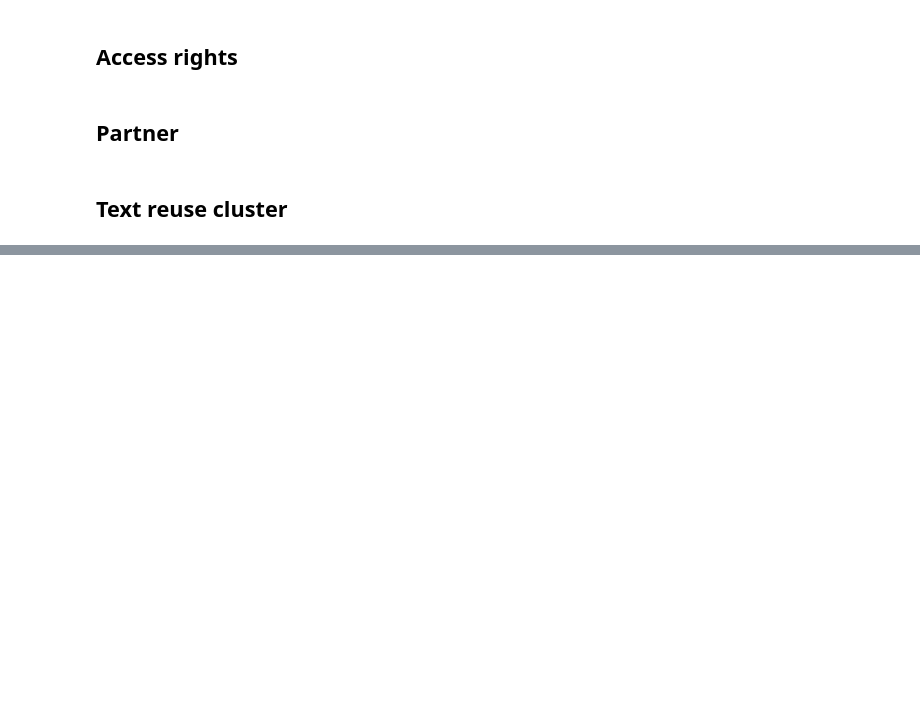
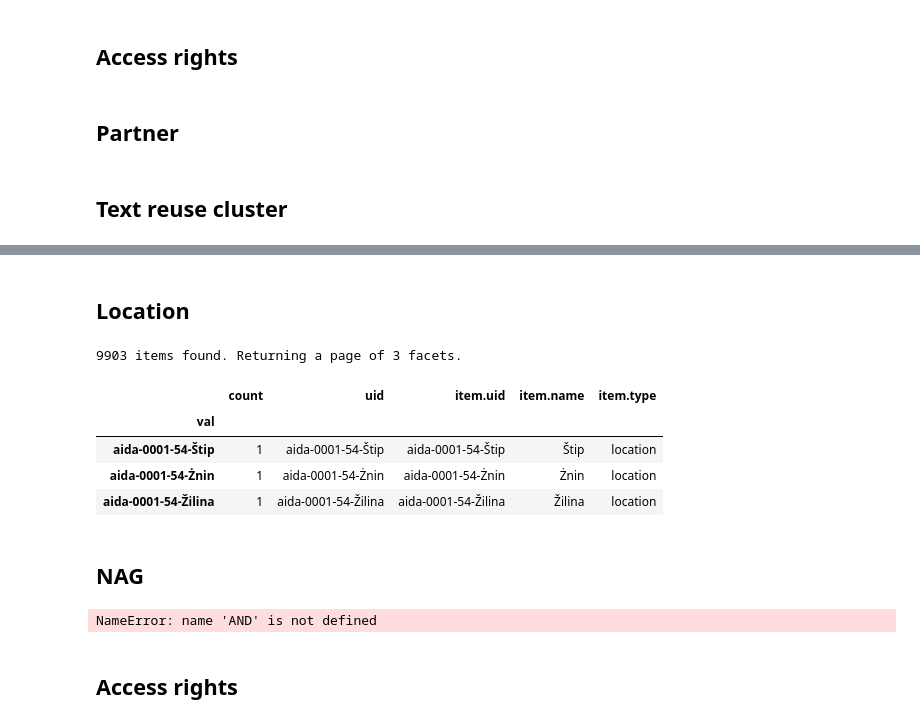
Before and after one commit to impresso/impresso-py, a Jupyter notebook: examples/notebooks/search.ipynb, the cells around one changed output, grey strips where cells are left out. Drawn from its saved outputs; the diff is of its cells as text; code cells hidden in the pictures; blank space fills up the shorter version.

```diff
--- a/examples/notebooks/search.ipynb
+++ b/examples/notebooks/search.ipynb
@@ -164,0 +373,24 @@ result.df.head(1)
+# %% [markdown]
+## Location
+# %%
+result = impresso.search.facet("location", q="pomme", offset=9900)
+print(f"{result.total} items found. Returning a page of {result.limit} facets.")
+result.df
+# %% [output]
+9903 items found. Returning a page of 3 facets.
+|  | count | uid | item.uid | item.name | item.type |
+| val |  |  |  |  |  |
+| aida-0001-54-Štip | 1 | aida-0001-54-Štip | aida-0001-54-Štip | Štip | location |
+| aida-0001-54-Żnin | 1 | aida-0001-54-Żnin | aida-0001-54-Żnin | Żnin | location |
+| aida-0001-54-Žilina | 1 | aida-0001-54-Žilina | aida-0001-54-Žilina | Žilina | location |
+# %% [markdown]
+## NAG
+# %%
+from impresso import AND, OR
+result = impresso.search.facet("nag", title=AND("homme", "femme") & OR("luxembourg", "suisse") & ~AND("Théâtre"))
+print(f"{result.total} items found. Returning a page of {result.limit} facets.")
+result.df.head(1)
+# %% [output]
+NameError: name 'AND' is not defined
+# %% [markdown]
+## Access rights
```
Also changed, not shown: parts of 40 cells of this notebook, 1 other file.
